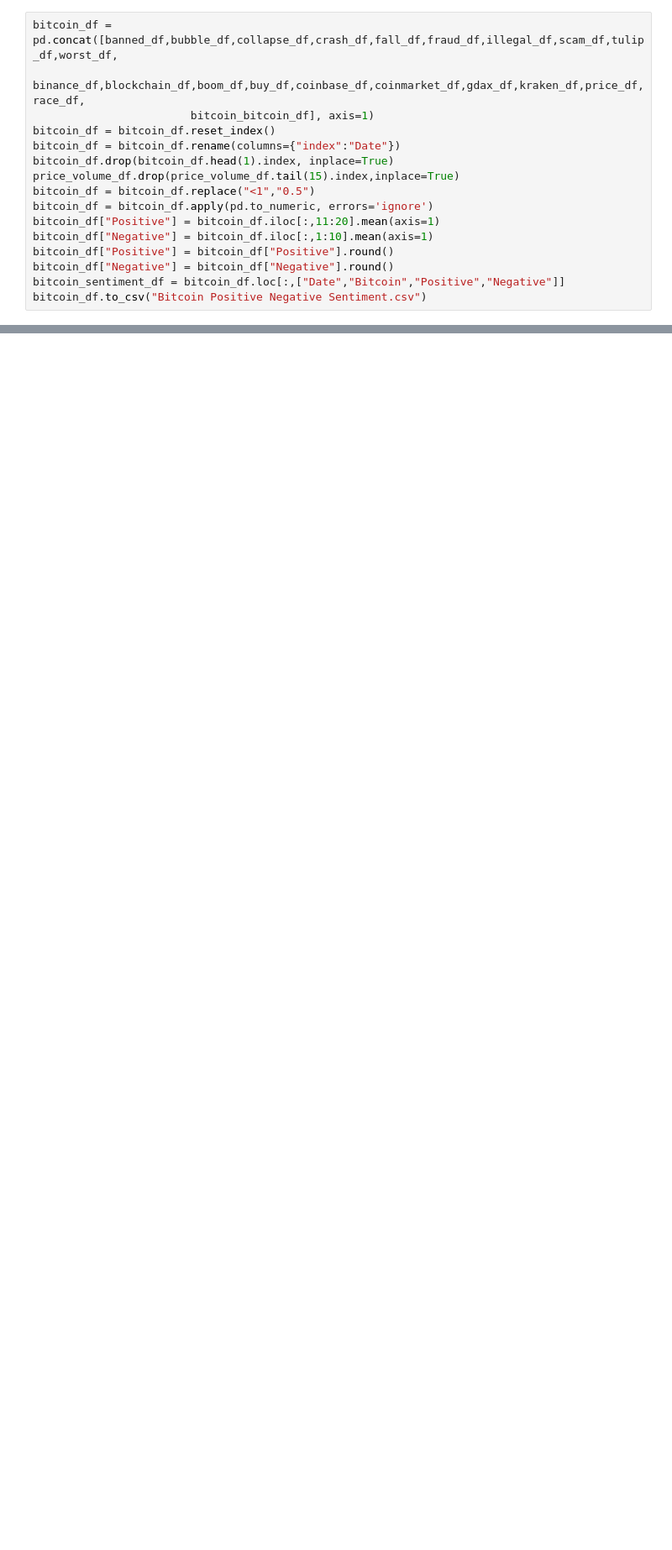
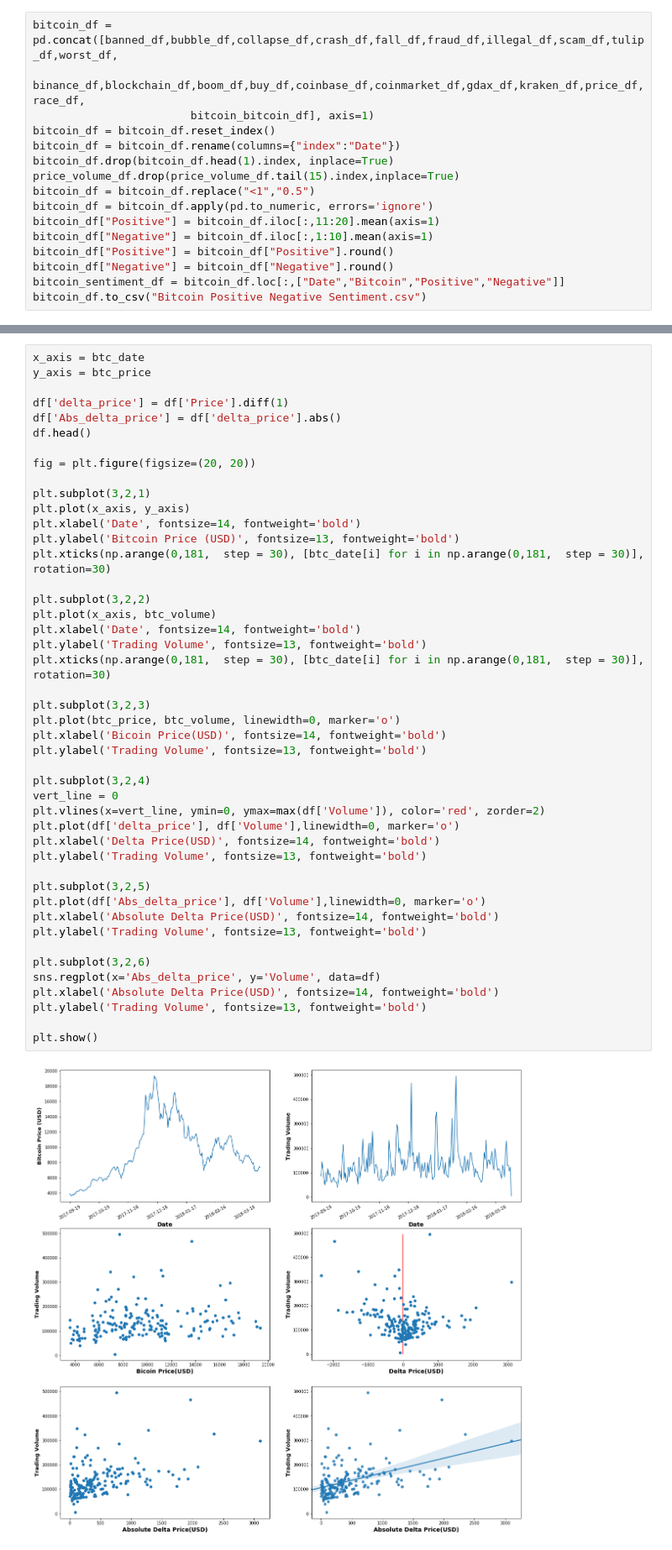
Before and after one commit to sHongJung/DBC_Team, a Jupyter notebook: Final/Bitcoin Sentiment Analysis.ipynb, the cells around one changed output, grey strips where cells are left out. Shown: that part at 84% size. Drawn from its saved outputs; the diff is of its cells as text; blank space fills up the shorter version.

Commit message:
added plots from SH

```diff
--- a/Final/Bitcoin Sentiment Analysis.ipynb
+++ b/Final/Bitcoin Sentiment Analysis.ipynb
@@ -125,0 +141,47 @@ bitcoin_spv_df
+# %%
+x_axis = btc_date
+y_axis = btc_price
+
+df['delta_price'] = df['Price'].diff(1)
+df['Abs_delta_price'] = df['delta_price'].abs()
+df.head()
+
+fig = plt.figure(figsize=(20, 20))
+
+plt.subplot(3,2,1)
+plt.plot(x_axis, y_axis)
+plt.xlabel('Date', fontsize=14, fontweight='bold')
+plt.ylabel('Bitcoin Price (USD)', fontsize=13, fontweight='bold')
+plt.xticks(np.arange(0,181,  step = 30), [btc_date[i] for i in np.arange(0,181,  step = 30)], rotation=30)
+
+plt.subplot(3,2,2)
+plt.plot(x_axis, btc_volume)
+plt.xlabel('Date', fontsize=14, fontweight='bold')
+plt.ylabel('Trading Volume', fontsize=13, fontweight='bold')
+plt.xticks(np.arange(0,181,  step = 30), [btc_date[i] for i in np.arange(0,181,  step = 30)], rotation=30)
+
+plt.subplot(3,2,3)
+plt.plot(btc_price, btc_volume, linewidth=0, marker='o')
+plt.xlabel('Bicoin Price(USD)', fontsize=14, fontweight='bold')
+plt.ylabel('Trading Volume', fontsize=13, fontweight='bold')
+
+plt.subplot(3,2,4)
+vert_line = 0
+plt.vlines(x=vert_line, ymin=0, ymax=max(df['Volume']), color='red', zorder=2)
+plt.plot(df['delta_price'], df['Volume'],linewidth=0, marker='o')
+plt.xlabel('Delta Price(USD)', fontsize=14, fontweight='bold')
+plt.ylabel('Trading Volume', fontsize=13, fontweight='bold')
+
+plt.subplot(3,2,5)
+plt.plot(df['Abs_delta_price'], df['Volume'],linewidth=0, marker='o')
+plt.xlabel('Absolute Delta Price(USD)', fontsize=14, fontweight='bold')
+plt.ylabel('Trading Volume', fontsize=13, fontweight='bold')
+
+plt.subplot(3,2,6)
+sns.regplot(x='Abs_delta_price', y='Volume', data=df)
+plt.xlabel('Absolute Delta Price(USD)', fontsize=14, fontweight='bold')
+plt.ylabel('Trading Volume', fontsize=13, fontweight='bold')
+
+plt.show()
+# %% [output]
+[figure, added]
```
Also changed, not shown: parts of 6 cells of this notebook.
